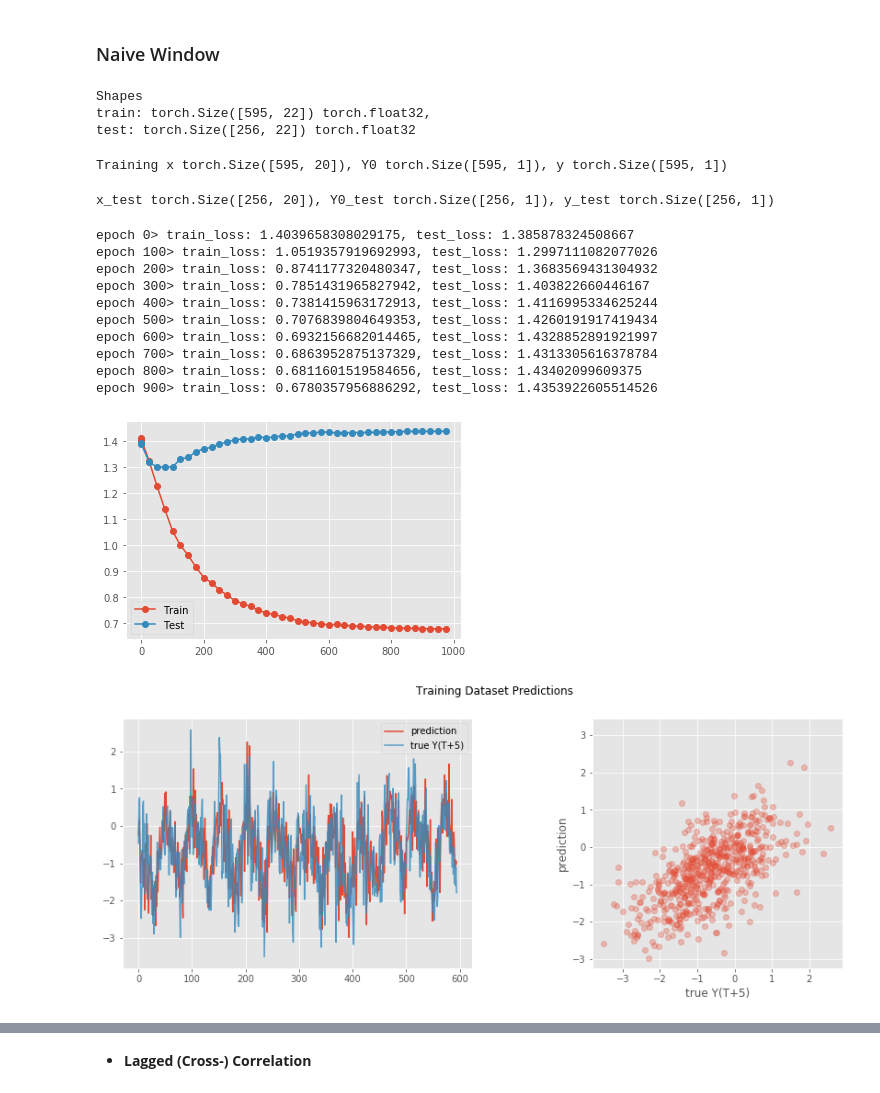
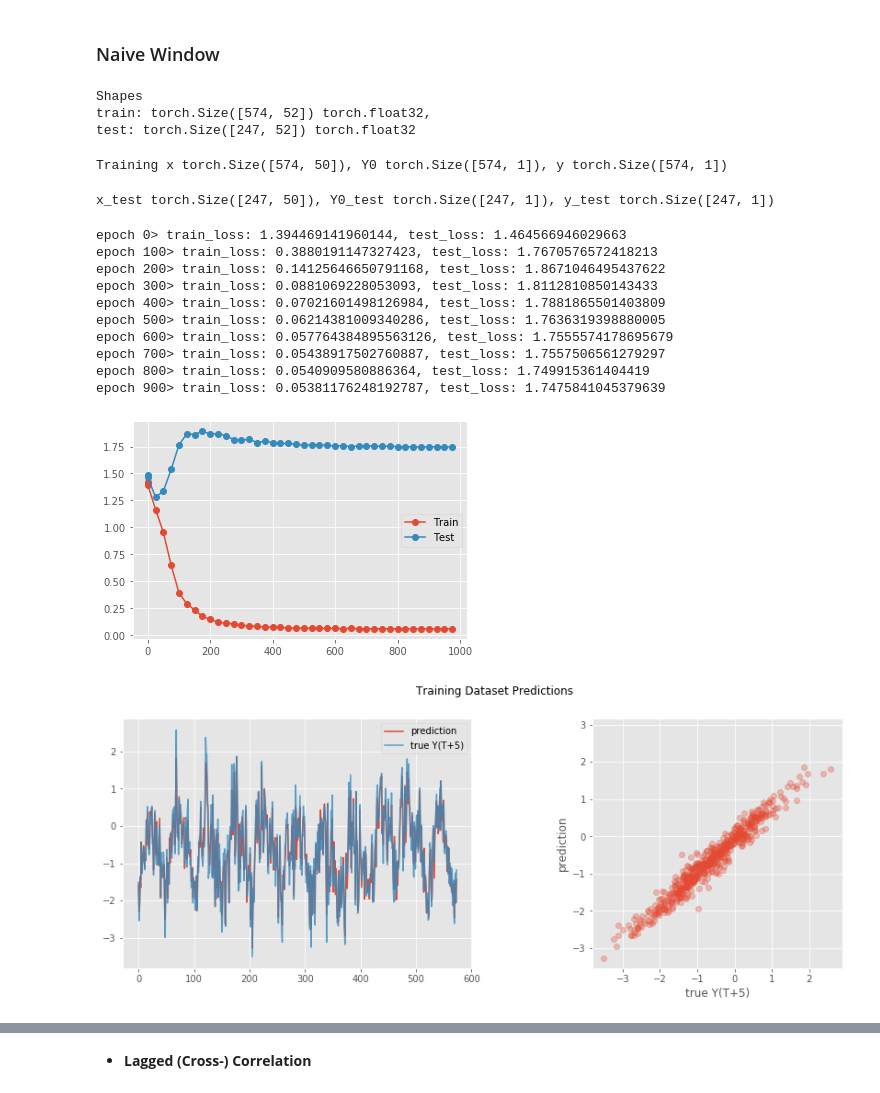
Before and after one commit to mshagirov/datathon2020, a Jupyter notebook: NN102/2_train_nn_week2.ipynb, the cells around one changed output, grey strips where cells are left out. Drawn from its saved outputs; the diff is of its cells as text; code cells hidden in the pictures.

```diff
--- a/NN102/2_train_nn_week2.ipynb
+++ b/NN102/2_train_nn_week2.ipynb
@@ -82,23 +84,23 @@ Persistence: {'lead_time': 5, 'Persistence_Euclidean': 0.7021652369157633, 'Pers
 ### Naive Window
 # %%
 # Training data
-with open('train_preprocessed_naivewin21.npy', 'rb') as f:
+with open('train_preprocessed_naivewin51.npy', 'rb') as f:
     X_train = torch.from_numpy(np.load(f).astype(np.float32))# Testing data
-with open('test_preprocessed_naivewin21.npy', 'rb') as f:
+with open('test_preprocessed_naivewin51.npy', 'rb') as f:
     X_test = torch.from_numpy(np.load(f).astype(np.float32))
 print('Shapes\ntrain: {} {},\ntest: {} {}'.format(X_train.shape, X_train.dtype,
                                                   X_test.shape, X_test.dtype))
 # %% [output]
 Shapes
-train: torch.Size([595, 22]) torch.float32,
-test: torch.Size([256, 22]) torch.float32
+train: torch.Size([574, 52]) torch.float32,
+test: torch.Size([247, 52]) torch.float32
 # %%
 x = X_train[:,2:].to(device) # Y(T+0)-Y(T-1),Y(T-1)-Y(T-2),...,
 Y0 = X_train[:,1].reshape(-1,1).to(device) #Y(T+0)
 y = X_train[:,:1].to(device) # Y(T+5)
 print(f'Training x {x.shape}, Y0 {Y0.shape}, y {y.shape}')
 # %% [output]
-Training x torch.Size([595, 20]), Y0 torch.Size([595, 1]), y torch.Size([595, 1])
+Training x torch.Size([574, 50]), Y0 torch.Size([574, 1]), y torch.Size([574, 1])
 # %%
 x_test = X_test[:,2:].to(device) # Y(T+0)-Y(T-1),Y(T-1)-Y(T-2),...,
 Y0_test = X_test[:,1].reshape(-1,1).to(device) #Y(T+0)
@@ -106,11 +108,11 @@ y_test = X_test[:,:1].to(device) # Y(T+5)
 
 print(f'x_test {x_test.shape}, Y0_test {Y0_test.shape}, y_test {y_test.shape}')
 # %% [output]
-x_test torch.Size([256, 20]), Y0_test torch.Size([256, 1]), y_test torch.Size([256, 1])
+x_test torch.Size([247, 50]), Y0_test torch.Size([247, 1]), y_test torch.Size([247, 1])
 # %%
 # Network size:
 input_dim = x.shape[1]
-layer_dims = [64,32,16]
+layer_dims = [128,64,32]
 dropout_p = [.25] # []: no dropout, [.2] : all p=0.2, [0.1, 0, .2,...]: layerwise
 output_dim = 1
 # Training parameters
@@ -130,7 +132,7 @@ gamma= 0.599484 # drop the learning rate by a factor of 1/"gamma"
 net, opt = get_model('diffNet','Adam',
                      model_kwargs={'input_dim':input_dim,'layer_dims':layer_dims,'output_dim':output_dim,
                                   'dropout_p':dropout_p},
-                    solver_kwargs={'lr':learning_rate})
+                    solver_kwargs={'lr':learning_rate},device=device)
 
 scheduler = torch.optim.lr_scheduler.StepLR(opt, step_size=step_size, gamma=gamma) # lr scheduler
 train_epochs, train_loss, test_loss = train_model(net,(x,Y0),y,
@@ -142,32 +144,32 @@ plt.plot(train_epochs,train_loss,'o-',label='Train')
 plt.plot(train_epochs,test_loss,'o-',label='Test')
 plt.legend();
 # %% [output]
-epoch 0> train_loss: 1.4039658308029175, test_loss: 1.385878324508667
-epoch 100> train_loss: 1.0519357919692993, test_loss: 1.2997111082077026
-epoch 200> train_loss: 0.8741177320480347, test_loss: 1.3683569431304932
-epoch 300> train_loss: 0.7851431965827942, test_loss: 1.403822660446167
-epoch 400> train_loss: 0.7381415963172913, test_loss: 1.4116995334625244
-epoch 500> train_loss: 0.7076839804649353, test_loss: 1.4260191917419434
-epoch 600> train_loss: 0.6932156682014465, test_loss: 1.4328852891921997
-epoch 700> train_loss: 0.6863952875137329, test_loss: 1.4313305616378784
-epoch 800> train_loss: 0.6811601519584656, test_loss: 1.43402099609375
-epoch 900> train_loss: 0.6780357956886292, test_loss: 1.4353922605514526
+epoch 0> train_loss: 1.394469141960144, test_loss: 1.464566946029663
+epoch 100> train_loss: 0.3880191147327423, test_loss: 1.7670576572418213
+epoch 200> train_loss: 0.14125646650791168, test_loss: 1.8671046495437622
+epoch 300> train_loss: 0.0881069228053093, test_loss: 1.8112810850143433
+epoch 400> train_loss: 0.07021601498126984, test_loss: 1.7881865501403809
+epoch 500> train_loss: 0.06214381009340286, test_loss: 1.7636319398880005
+epoch 600> train_loss: 0.057764384895563126, test_loss: 1.7555574178695679
+epoch 700> train_loss: 0.05438917502760887, test_loss: 1.7557506561279297
+epoch 800> train_loss: 0.0540909580886364, test_loss: 1.749915361404419
+epoch 900> train_loss: 0.05381176248192787, test_loss: 1.7475841045379639
-[figure, old version]
+[figure, new version]
 # %%
 net.eval()
-pred = net(x,Y0).detach().numpy()
-target = y.numpy()
+pred = net(x,Y0).cpu().detach().numpy()
+target = y.cpu().numpy()
 _,axs=plt.subplots(nrows=1,ncols=2,figsize=[15,5])
 axs[0].plot(pred,label='prediction')
 axs[0].plot(target,label='true Y(T+5)',alpha=.8)
 axs[0].legend()
 axs[1].plot(target,pred,'o',alpha=.3)
 axs[1].set_xlabel('true Y(T+5)')
 axs[1].set_ylabel('prediction')
 axs[1].axis('square')
 
 plt.suptitle('Training Dataset Predictions');
 # %% [output]
-[figure, old version]
+[figure, new version]
 # %%
 net.eval()
```
Also changed, not shown: parts of 28 cells of this notebook, 9 other files.
